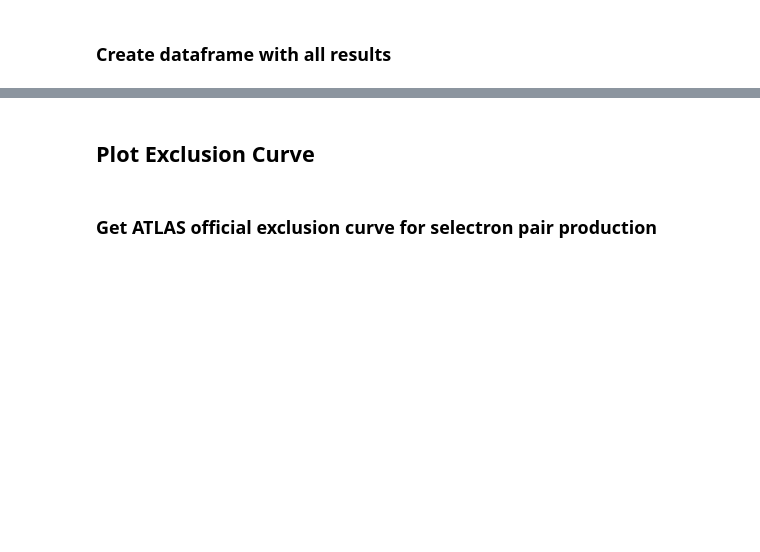
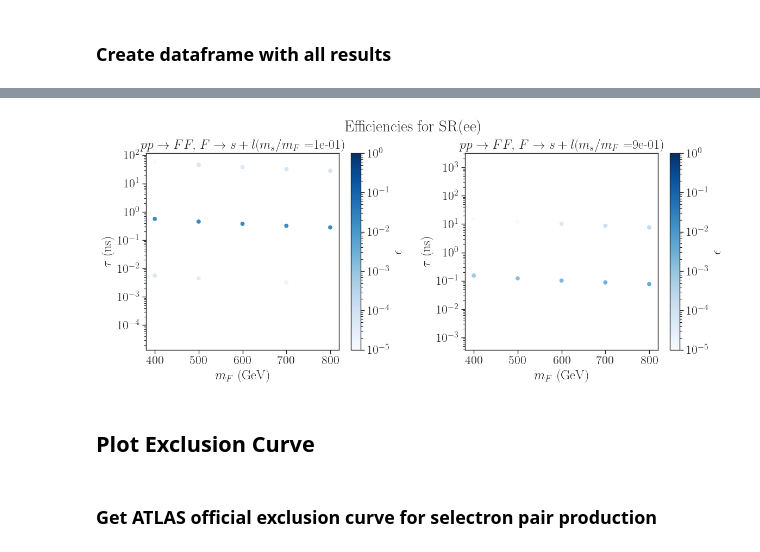
Before and after one commit to andlessa/LowTRHFIMP, a Jupyter notebook: ATLAS-SUSY-2018-14_displacedLeptons/plotEffs_HeHe.ipynb, the cells around one changed output, grey strips where cells are left out. Drawn from its saved outputs; the diff is of its cells as text; code cells hidden in the pictures; blank space fills up the shorter version.

```diff
--- a/ATLAS-SUSY-2018-14_displacedLeptons/plotEffs_HeHe.ipynb
+++ b/ATLAS-SUSY-2018-14_displacedLeptons/plotEffs_HeHe.ipynb
@@ -67,3 +69,32 @@ plt.show()
+# %%
+fig,axList =plt.subplots(figsize=(12,5),nrows=1,ncols=2)
+
+title = r'$p p \to F F,\, F \to s + l$'
+# Select only points with very light DM
+xDMList = [0.1,0.9]
+
+
+for iax,ax in enumerate(axList):
+    xDM = xDMList[iax]
+    df = dfRecast[dfRecast['m5000022']/dfRecast['mLLP'] == xDM]
+    x = df['mLLP']
+    y = df['tau0_ns']
+    tit_append = ''
+    z = df['AccEffCuts_ee']
+
+    im = ax.scatter(x,y,c=z,cmap='Blues', norm=LogNorm(vmin=1e-5, vmax=1.0))
+    ax.set_yscale('log')
+    ax.set_ylabel(r'$\tau$ (ns)')
+    ax.set_xlabel(r'$m_{F}$ (GeV)')
+    fig.colorbar(im, ax=ax, label=r'$\epsilon$')
+
+    ax.set_title(title + r'($m_{s}/m_{F} = $' + f'{xDM:1.0e})')
+
+plt.tight_layout()
+plt.suptitle('Efficiencies for SR(ee)', y=1.02)
+plt.show()
+# %% [output]
+[figure, added]
 # %% [markdown]
 ## Plot Exclusion Curve
 # %% [markdown]
```
Also changed, not shown: parts of 5 cells of this notebook.
